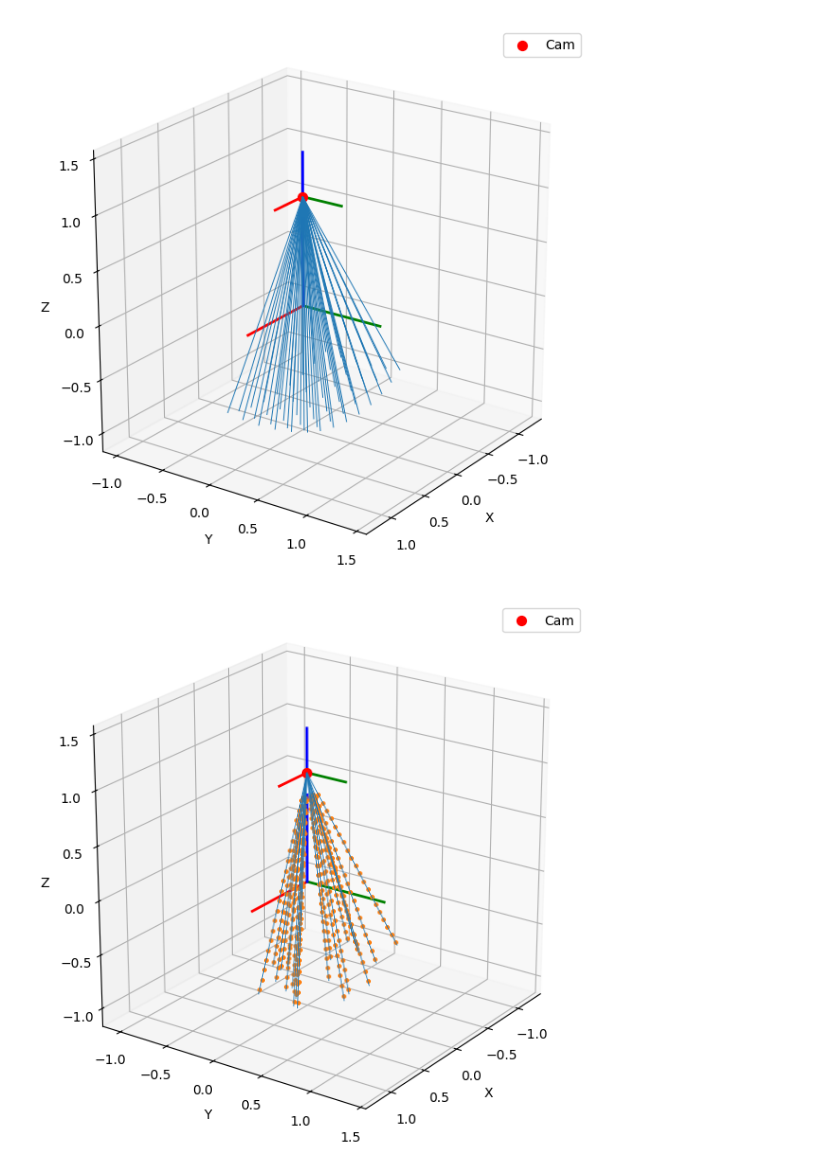
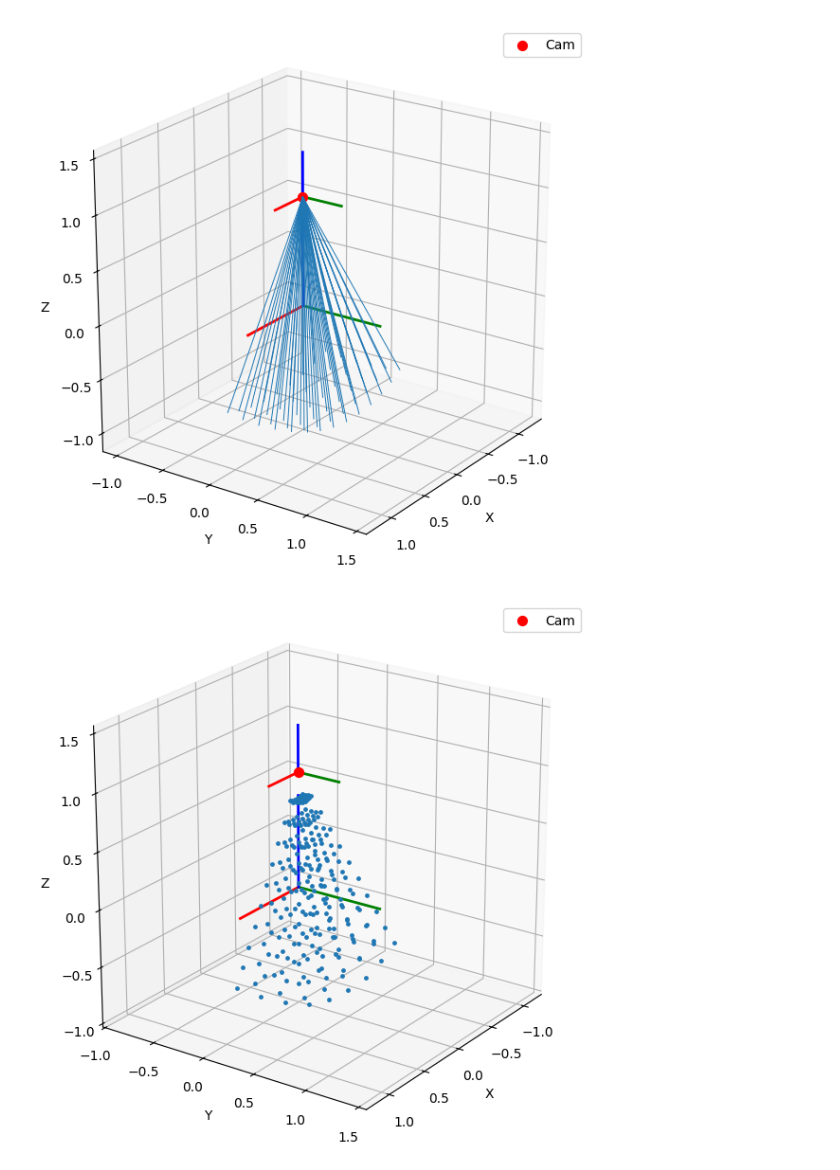
Before and after one commit to WikiGenius/nerf-lab, a Jupyter notebook: examples/demo_camera2.ipynb, the cells around one changed output. Drawn from its saved outputs; the diff is of its cells as text; code cells hidden in the pictures.

```diff
--- a/examples/demo_camera2.ipynb
+++ b/examples/demo_camera2.ipynb
@@ -175,9 +183,8 @@ cold: 0.27 ms | warm: 0.03 ms
 cam.plot_rays(frame="world", step=2, mode="lines", color="C0", cam_index=0)
 # %% [output]
 [figure]
-# %%
-
-# Sampled points along rays
-camB.plot_samples(rays_per_pose=20, frame="world", show_rays=True, cam_index=0, deterministic=True)
-# %% [output]
-[figure, removed]
+# %%
+# Rays
+cam.plot_rays(frame="world", step=2, mode="points", color="C0", cam_index=0, points=pts)
+# %% [output]
+[figure, added]
```
Also changed, not shown: parts of 5 cells of this notebook, 2 other files.
